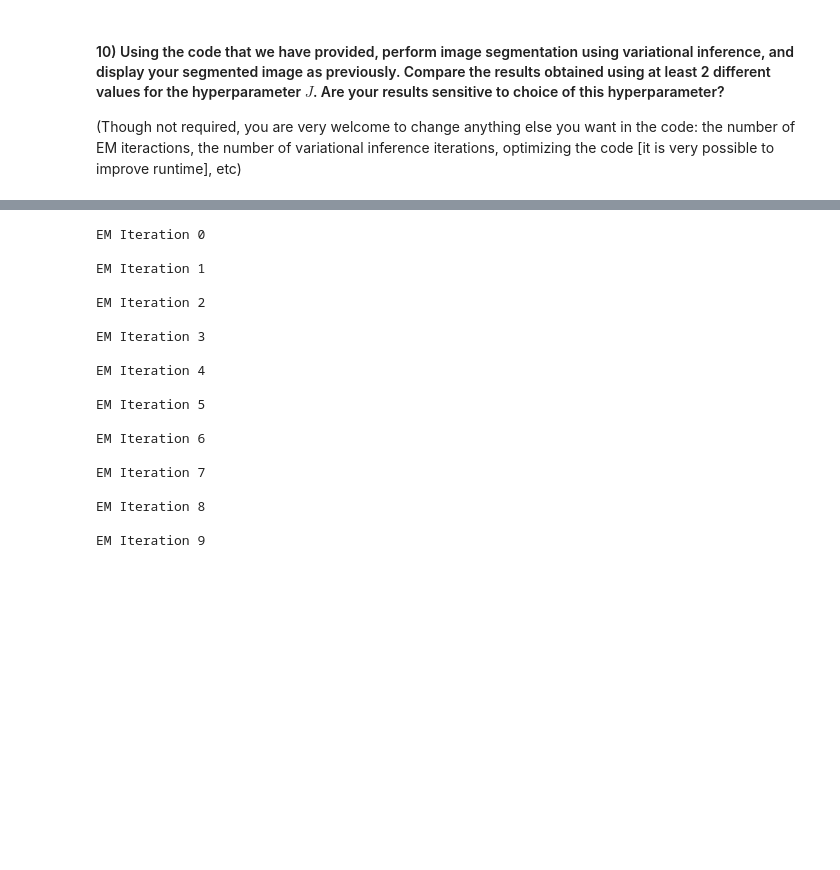
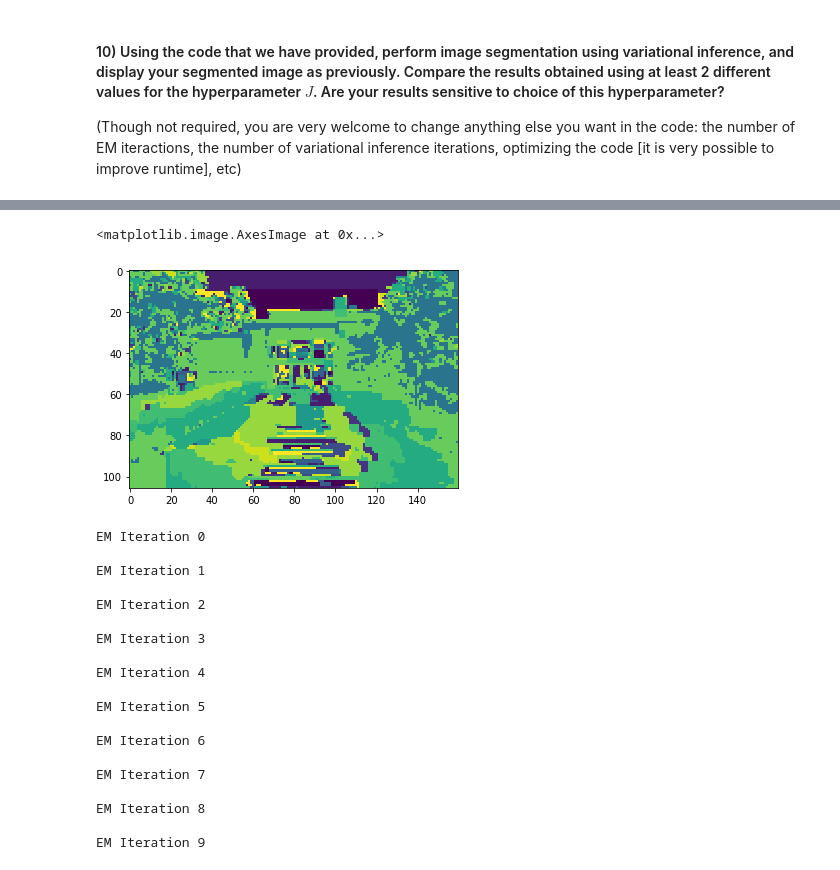
Before and after one commit to jackychen08/ML_Homework, a Jupyter notebook: CS475_homework5_lab_sp22_v2 (1).ipynb, the cells around one changed output, grey strips where cells are left out. Drawn from its saved outputs; the diff is of its cells as text; code cells hidden in the pictures; blank space fills up the shorter version.

```diff
--- a/CS475_homework5_lab_sp22_v2 (1).ipynb
+++ b/CS475_homework5_lab_sp22_v2 (1).ipynb
@@ -422,7 +414,9 @@ class MRF(object):
         predicted_values = make_predictions(vi_posteriors, X.shape[0], X.shape[1])
         return predicted_values.astype(int)
 # %%
-potential_param = 0.01 # model hyperparameter - tweak this
-n_states = 19 # number of states
+potential_param = 15 # model hyperparameter - tweak this
+n_states = 14 # number of states
 
 potts = MRF(J=potential_param, K=n_states, n_em_iter=10, n_vi_iter=10)
+# %%
+potts.fit(X=image_mat)
@@ -428,0 +443,5 @@ potts = MRF(J=potential_param, K=n_states, n_em_iter=10, n_vi_iter=10)
+# %%
+plt.imshow(potts.predict(image_mat))
+# %% [output]
+<matplotlib.image.AxesImage at 0x...>
+[figure, added]
```
Also changed, not shown: parts of 17 cells of this notebook.
